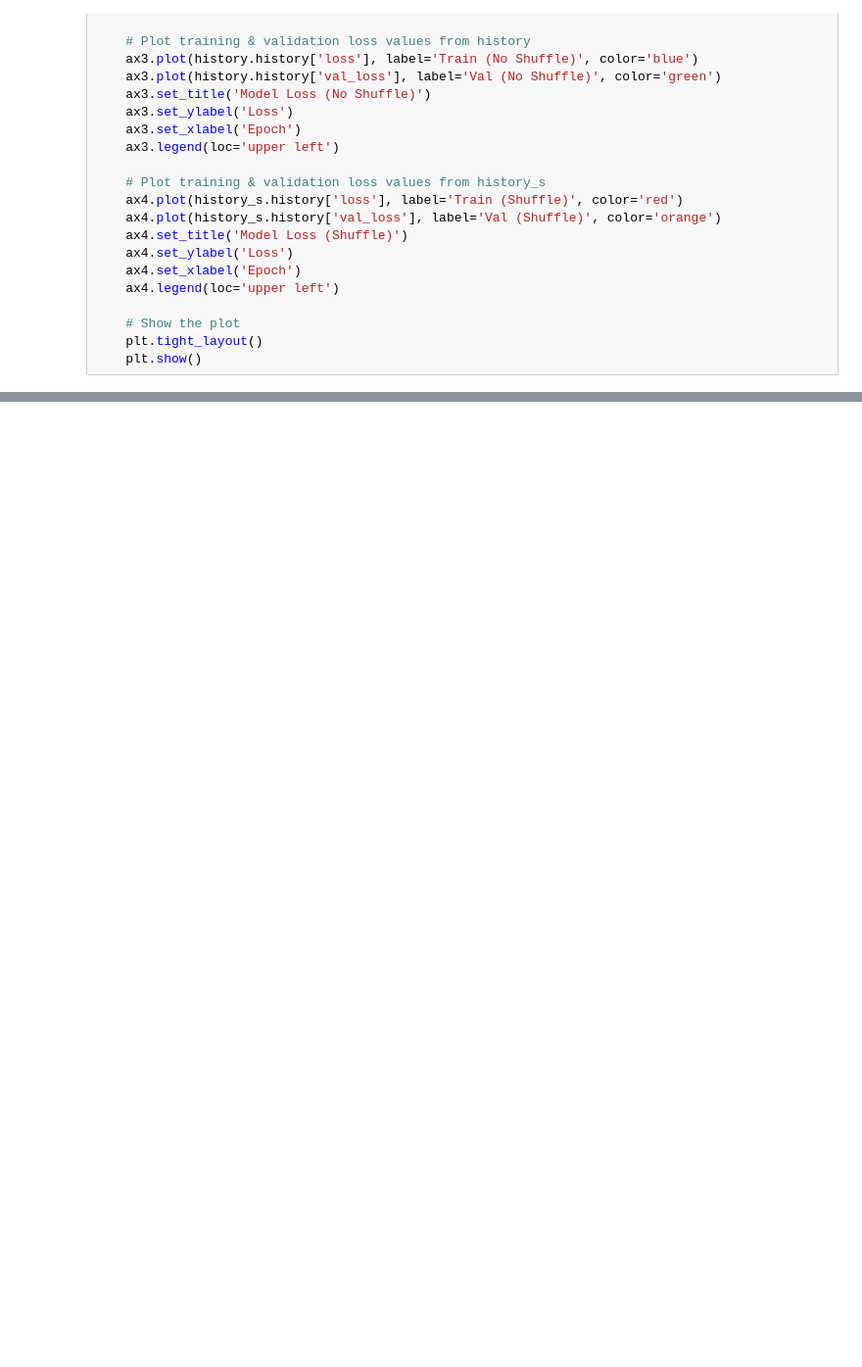
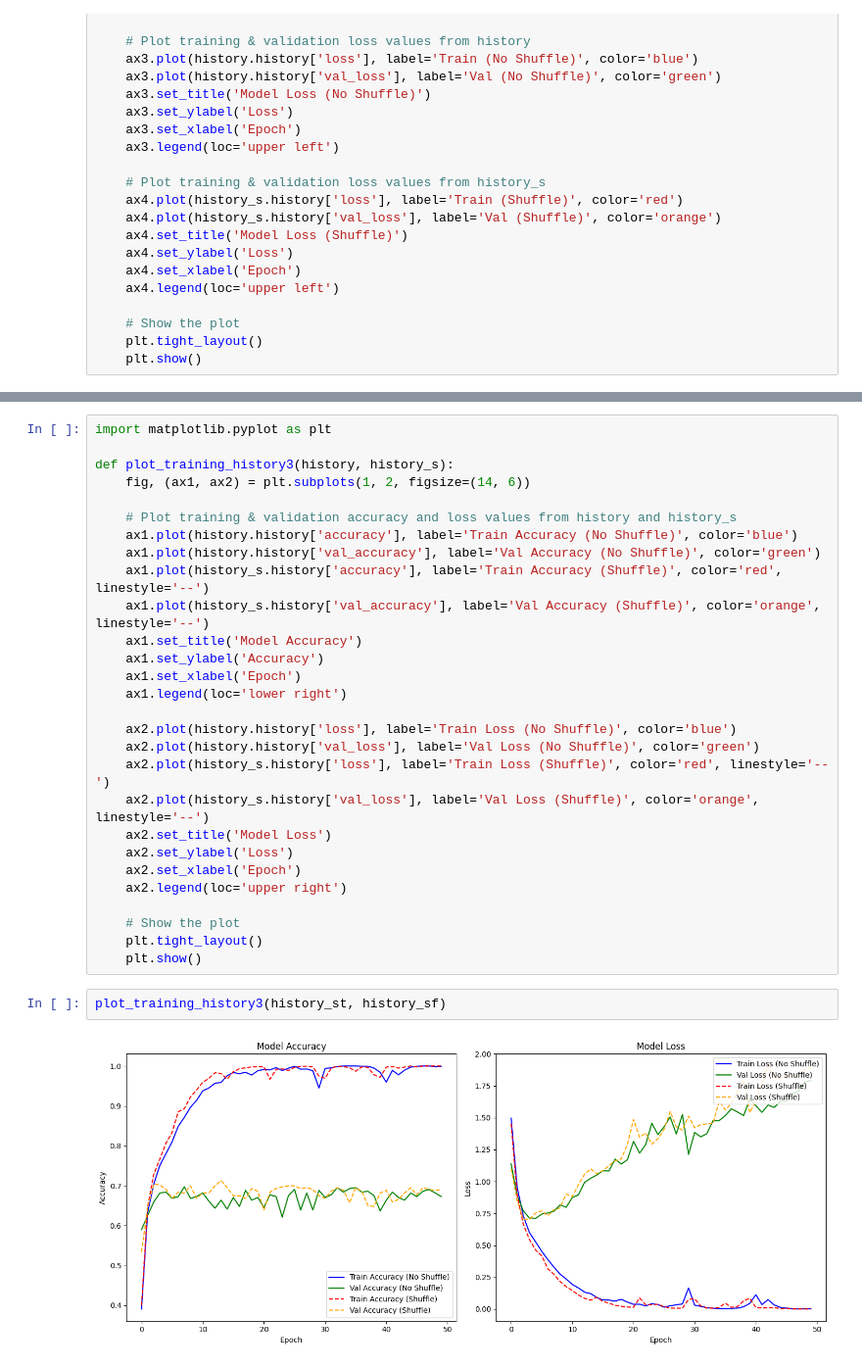
Before and after one commit to katumbac/CNN, a Jupyter notebook: datosmatCorrecto.ipynb, the cells around one changed output, grey strips where cells are left out. Shown at 98% size. Cells and saved outputs as stored; diff of their text form; blank space fills up the shorter version.

```diff
--- a/datosmatCorrecto.ipynb
+++ b/datosmatCorrecto.ipynb
@@ -304,0 +481,32 @@ Test loss: 2.300757884979248
+# %%
+import matplotlib.pyplot as plt
+
+def plot_training_history3(history, history_s):
+    fig, (ax1, ax2) = plt.subplots(1, 2, figsize=(14, 6))
+
+    # Plot training & validation accuracy and loss values from history and history_s
+    ax1.plot(history.history['accuracy'], label='Train Accuracy (No Shuffle)', color='blue')
+    ax1.plot(history.history['val_accuracy'], label='Val Accuracy (No Shuffle)', color='green')
+    ax1.plot(history_s.history['accuracy'], label='Train Accuracy (Shuffle)', color='red', linestyle='--')
+    ax1.plot(history_s.history['val_accuracy'], label='Val Accuracy (Shuffle)', color='orange', linestyle='--')
+    ax1.set_title('Model Accuracy')
+    ax1.set_ylabel('Accuracy')
+    ax1.set_xlabel('Epoch')
+    ax1.legend(loc='lower right')
+
+    ax2.plot(history.history['loss'], label='Train Loss (No Shuffle)', color='blue')
+    ax2.plot(history.history['val_loss'], label='Val Loss (No Shuffle)', color='green')
+    ax2.plot(history_s.history['loss'], label='Train Loss (Shuffle)', color='red', linestyle='--')
+    ax2.plot(history_s.history['val_loss'], label='Val Loss (Shuffle)', color='orange', linestyle='--')
+    ax2.set_title('Model Loss')
+    ax2.set_ylabel('Loss')
+    ax2.set_xlabel('Epoch')
+    ax2.legend(loc='upper right')
+
+    # Show the plot
+    plt.tight_layout()
+    plt.show()
+# %%
+plot_training_history3(history_st, history_sf)
+# %% [output]
+[figure, added]
```
Also changed, not shown: parts of 19 cells of this notebook.
